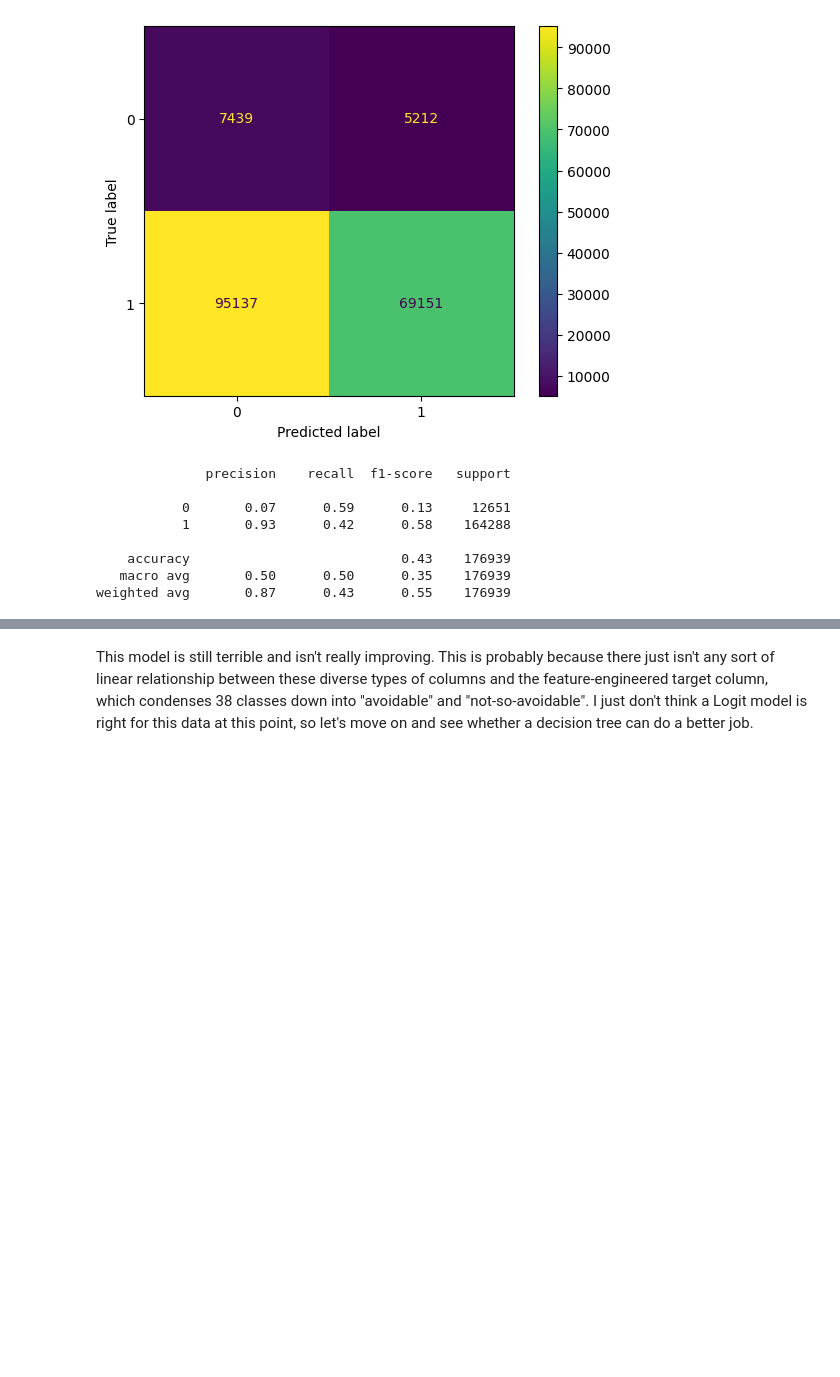
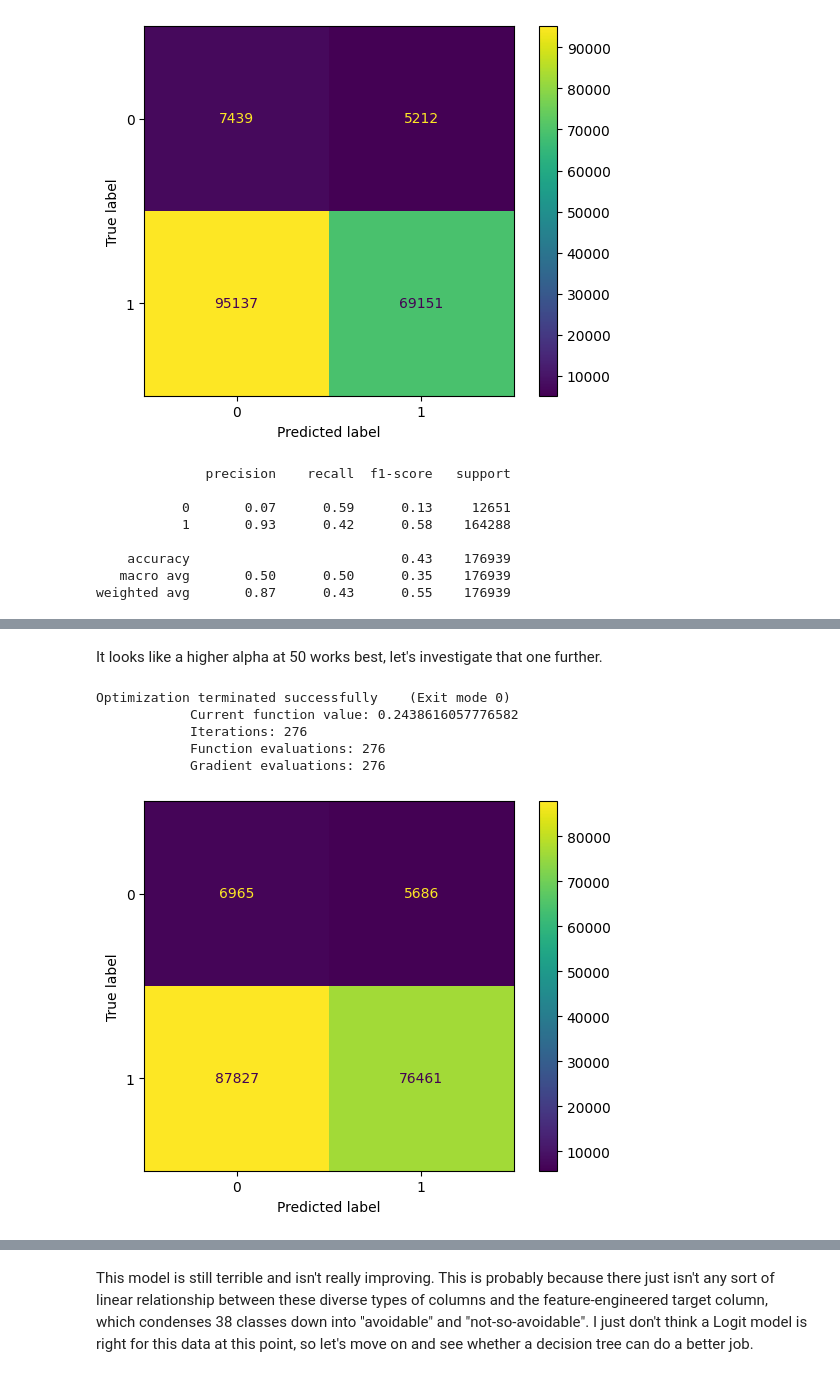
Before and after one commit to joeldmott/chicago_auto_accidents_project, a Jupyter notebook: project_notebook.ipynb, the cells around one changed output, grey strips where cells are left out. Drawn from its saved outputs; the diff is of its cells as text; code cells hidden in the pictures; blank space fills up the shorter version.

```diff
--- a/project_notebook.ipynb
+++ b/project_notebook.ipynb
@@ -1089,7 +1089,7 @@ f1_scores = []
 
 alpha_levels = [0.1, 0.5, 1, 2, 5, 10, 50]
 for i in alpha_levels:
-  X_over = sm.add_constant(X_train_trimmed_and_stnd_for_Logit_smote)
+  X_over = sm.add_constant(X_train_trimmed_and_stnd_for_Logit_over)
   oversampled_logit_model_reg = sm.Logit(y_train_over.astype(float), X_over.astype(float))
   oversampled_logit_model_reg = oversampled_logit_model_reg.fit_regularized(maxiter=5000,
                                                                             method='l1',
@@ -1098,6 +1098,6 @@ for i in alpha_levels:
 #make predictions
   y_pred_test = round(oversampled_logit_model_reg.predict(X_test_trimmed_and_stnd_for_Logit), 0)
 #find & append f1 score
-  f1_scores.append(f1_score(y_test, y_hat))
+  f1_scores.append(f1_score(y_test, y_pred_test))
 
 print("alpha levels & f1 scores:", list(zip(alpha_levels, f1_scores)))
@@ -1104,10 +1153,22 @@ print("alpha levels & f1 scores:", list(zip(alpha_levels, f1_scores)))
+# %% [markdown]
+It looks like a higher alpha at 50 works best, let's investigate that one further.
 # %%
 #fitting with regularization and alpha set to 0.1
-sm_logit_smote_reg = sm.Logit(y_train_smote.astype(float), X_smote.astype(float))
-sm_logit_smote_reg = sm_logit_smote_reg.fit_regularized(maxiter=5000, method='l1', alpha=0.1, trim_mode='size')
+oversampled_logit_model_reg = sm.Logit(y_train_over.astype(float), X_over.astype(float))
+oversampled_logit_model_reg = oversampled_logit_model_reg.fit_regularized(maxiter=5000,
+                                                                          method='l1',
+                                                                          alpha=50,
+                                                                          trim_mode='size')
 #making our test predictions
-y_pred_test = round(sm_logit_smote_reg.predict(X_test_trimmed_and_stnd_for_Logit), 0)
+y_pred_test = round(oversampled_logit_model_reg.predict(X_test_trimmed_and_stnd_for_Logit), 0)
 #confusion matrix
 ConfusionMatrixDisplay.from_predictions(y_test, y_pred_test);
+# %% [output]
+Optimization terminated successfully    (Exit mode 0)
+            Current function value: 0.2438616057776582
+            Iterations: 276
+            Function evaluations: 276
+            Gradient evaluations: 276
+[figure, added]
 # %%
 print(classification_report(y_test, y_pred_test, target_names = target_names))
```
Also changed, not shown: parts of 15 cells of this notebook.
